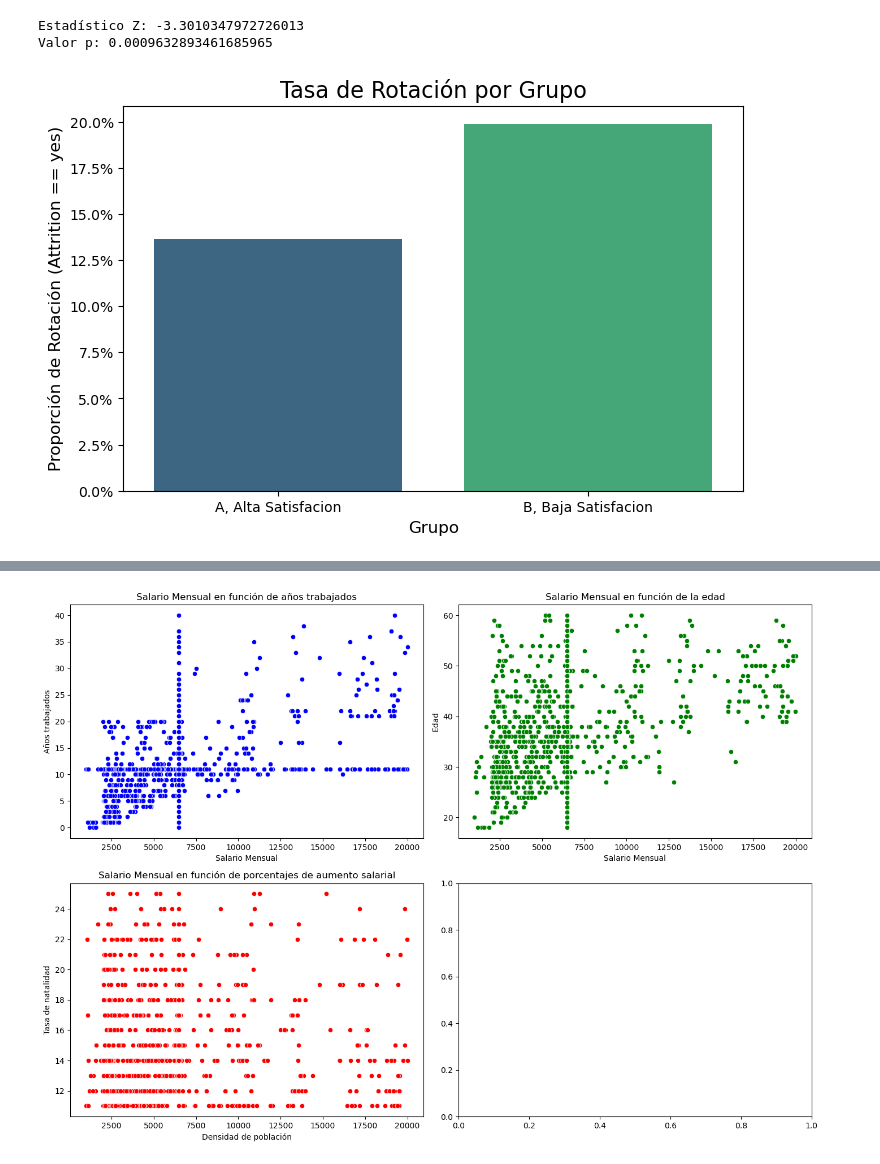
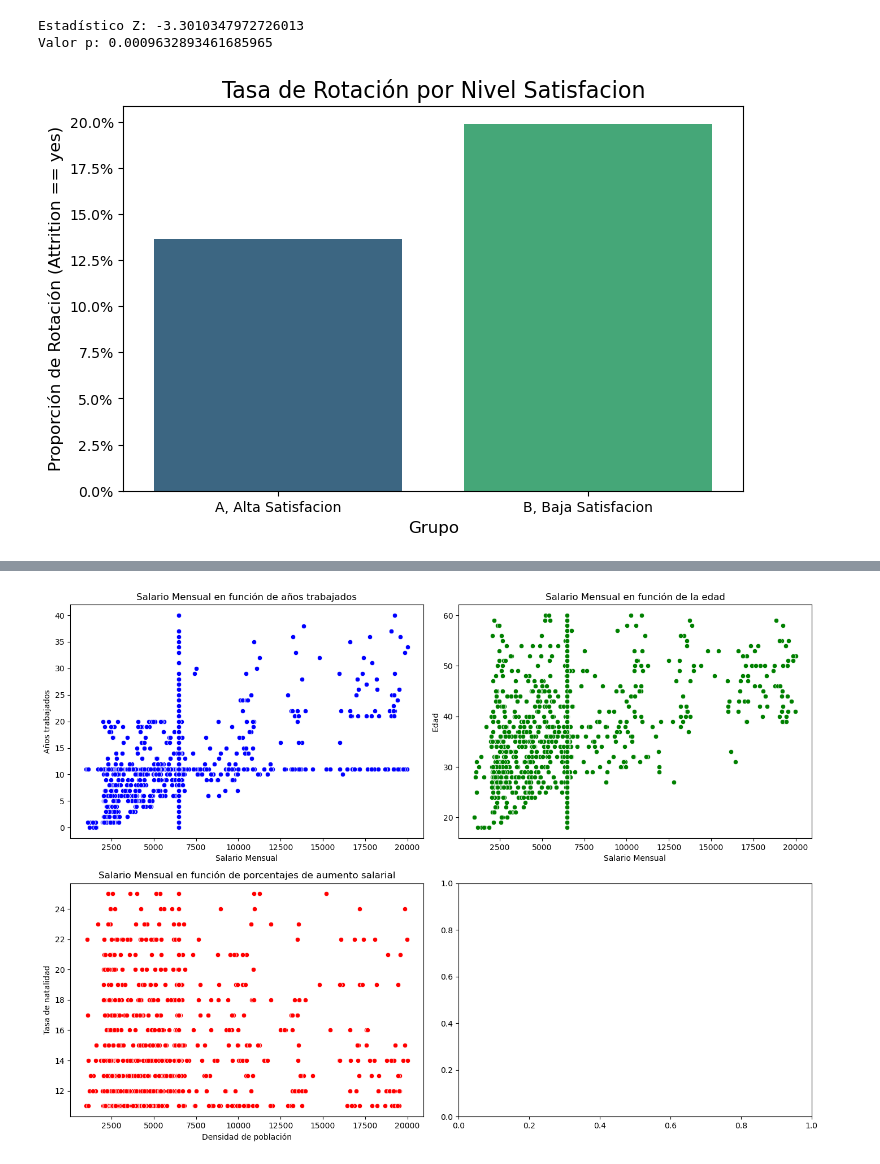
Before and after one commit to Adalab/proyecto-da-promo-c-modulo-3-team-1, a Jupyter notebook: proyecto3_equipo1.ipynb, the cells around one changed output, grey strips where cells are left out. Saved outputs shown, nothing was run; the diff lists cells and outputs as text; code cells hidden in the pictures.

Commit message:
nuevas visualizaciones

```diff
--- a/proyecto3_equipo1.ipynb
+++ b/proyecto3_equipo1.ipynb
@@ -1435,21 +1431,21 @@ Valor p: 0.0009632893461685965
 # %%
 # rotacion segun grupo satisfacion
 
 from matplotlib.ticker import PercentFormatter
 
 rotacion_por_grupo = df2.groupby('Group')['Attrition'].value_counts(normalize=True).unstack()
 
 rotacion_por_grupo_yes= rotacion_por_grupo['yes']
 
 plt.figure(figsize=(8, 5))
 sns.barplot(x = rotacion_por_grupo_yes.index, y = rotacion_por_grupo_yes.values, palette='viridis')
 
-plt.title('Tasa de Rotación por Grupo', fontsize=16)
+plt.title('Tasa de Rotación por Nivel Satisfacion', fontsize=16)
 plt.xlabel('Grupo', fontsize=12)
 plt.ylabel('Proporción de Rotación (Attrition == yes)', fontsize=12)
 
 plt.gca().yaxis.set_major_formatter(PercentFormatter(xmax=1))
 
 plt.show()
 # %% [output]
-[figure, old version]
+[figure, new version]
```
Also changed, not shown: parts of 50 cells of this notebook.
